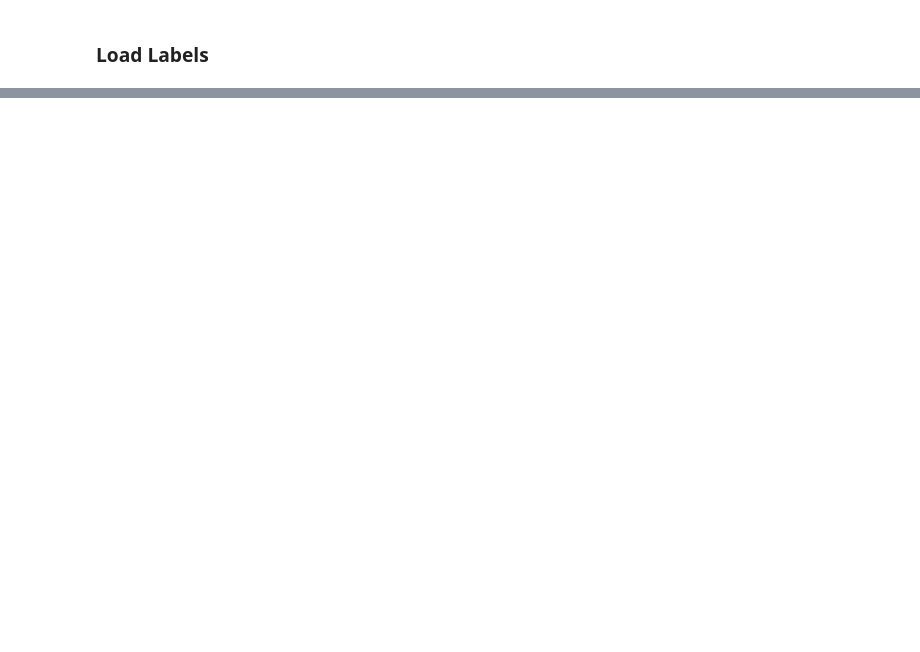
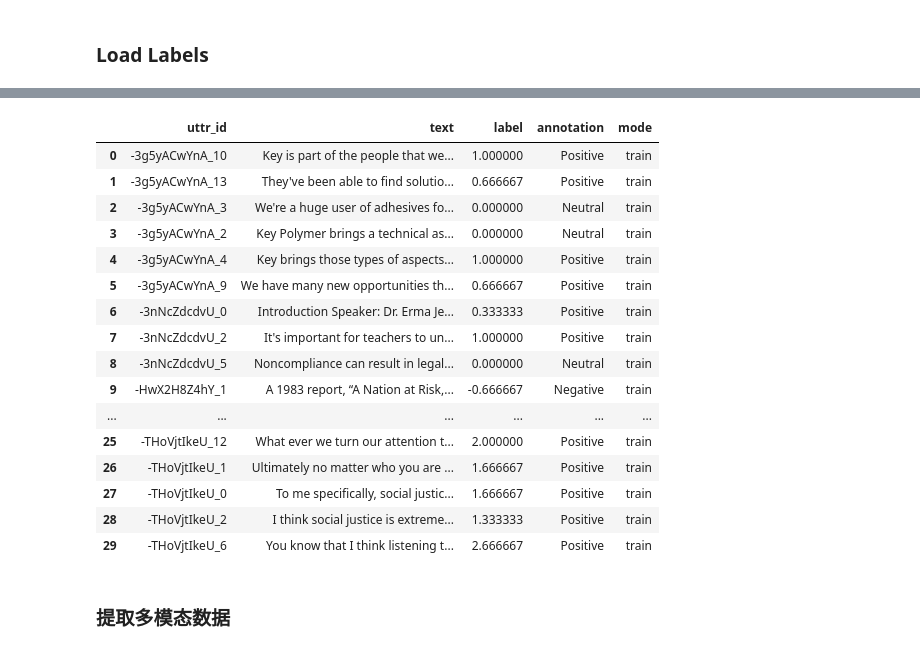
Before and after one commit to HEBAULC/Multimodal-End2end-Sparse, a Jupyter notebook: preprocessing/preprocess_mosei.ipynb, the cells around one changed output, grey strips where cells are left out. Saved outputs shown, nothing was run; the diff lists cells and outputs as text; code cells hidden in the pictures; blank space fills up the shorter version.

```diff
--- a/preprocessing/preprocess_mosei.ipynb
+++ b/preprocessing/preprocess_mosei.ipynb
@@ -226,0 +65,25 @@ log_df.groupby('status').size().to_frame('count')
+# %%
+# 构造uttr_id
+df['uttr_id'] = df.apply(lambda x: f"{str(x['video_id'])}_{x['clip_id']}" , axis='columns')
+# 提取5列形成新表格
+ldf = df[['uttr_id','text','label','annotation','mode']]
+# 显示新表格
+ldf.head(30)
+# %% [output]
+|  | uttr_id | text | label | annotation | mode |
+| 0 | -3g5yACwYnA_10 | Key is part of the people that we... | 1.000000 | Positive | train |
+| 1 | -3g5yACwYnA_13 | They've been able to find solutio... | 0.666667 | Positive | train |
+| 2 | -3g5yACwYnA_3 | We're a huge user of adhesives fo... | 0.000000 | Neutral | train |
+| 3 | -3g5yACwYnA_2 | Key Polymer brings a technical as... | 0.000000 | Neutral | train |
+| 4 | -3g5yACwYnA_4 | Key brings those types of aspects... | 1.000000 | Positive | train |
+| 5 | -3g5yACwYnA_9 | We have many new opportunities th... | 0.666667 | Positive | train |
+| 6 | -3nNcZdcdvU_0 | Introduction Speaker: Dr. Erma Je... | 0.333333 | Positive | train |
+| 7 | -3nNcZdcdvU_2 | It's important for teachers to un... | 1.000000 | Positive | train |
+| 8 | -3nNcZdcdvU_5 | Noncompliance can result in legal... | 0.000000 | Neutral | train |
+| 9 | -HwX2H8Z4hY_1 | A 1983 report, “A Nation at Risk,... | -0.666667 | Negative | train |
+| ... | ... | ... | ... | ... | ... |
+| 25 | -THoVjtIkeU_12 | What ever we turn our attention t... | 2.000000 | Positive | train |
+| 26 | -THoVjtIkeU_1 | Ultimately no matter who you are ... | 1.666667 | Positive | train |
+| 27 | -THoVjtIkeU_0 | To me specifically, social justic... | 1.666667 | Positive | train |
+| 28 | -THoVjtIkeU_2 | I think social justice is extreme... | 1.333333 | Positive | train |
+| 29 | -THoVjtIkeU_6 | You know that I think listening t... | 2.666667 | Positive | train |
@@ -226,0 +94,2 @@ log_df.groupby('status').size().to_frame('count')
+# %% [markdown]
+### 提取多模态数据
```
Also changed, not shown: parts of 45 cells of this notebook, 7 other files.
